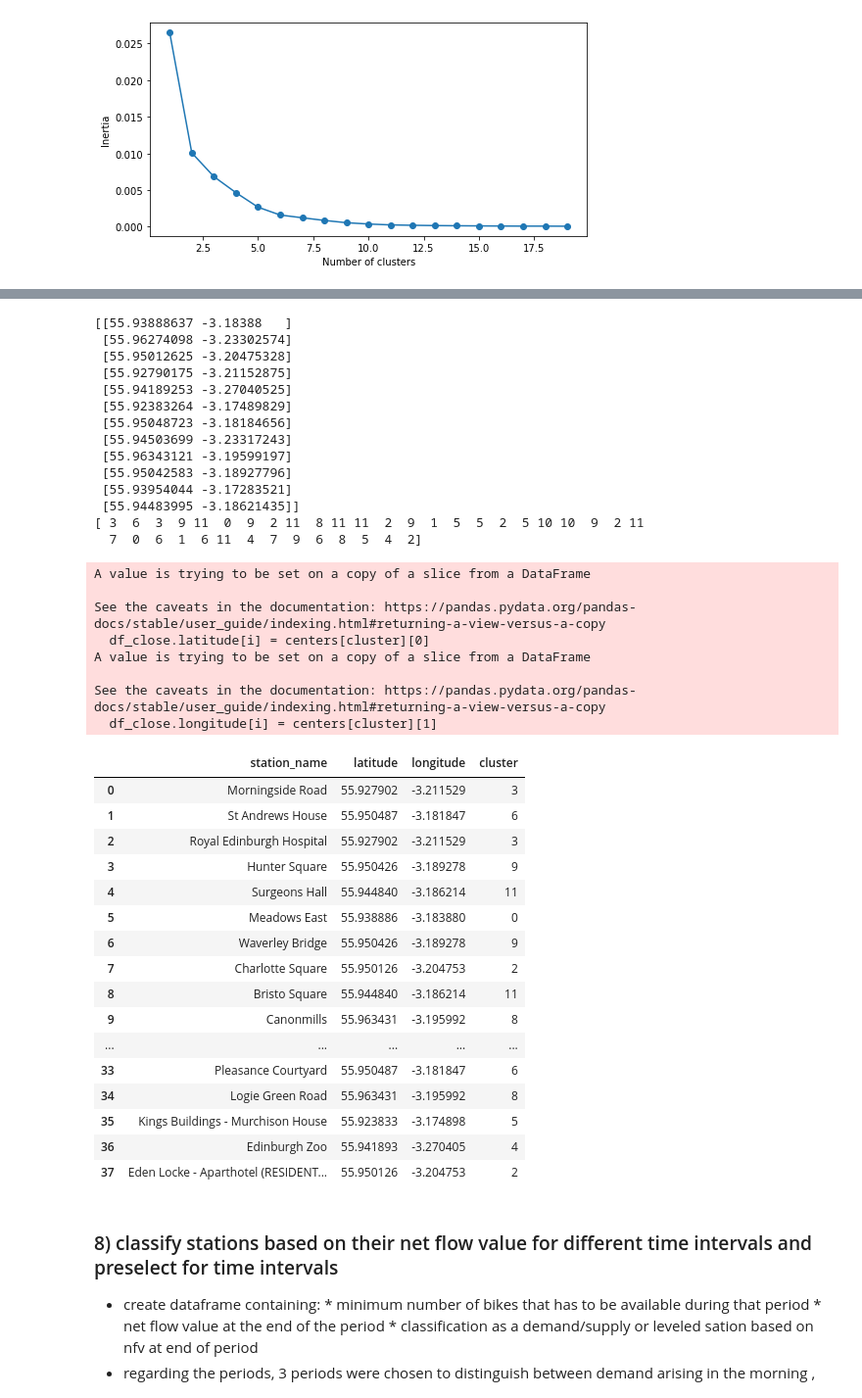
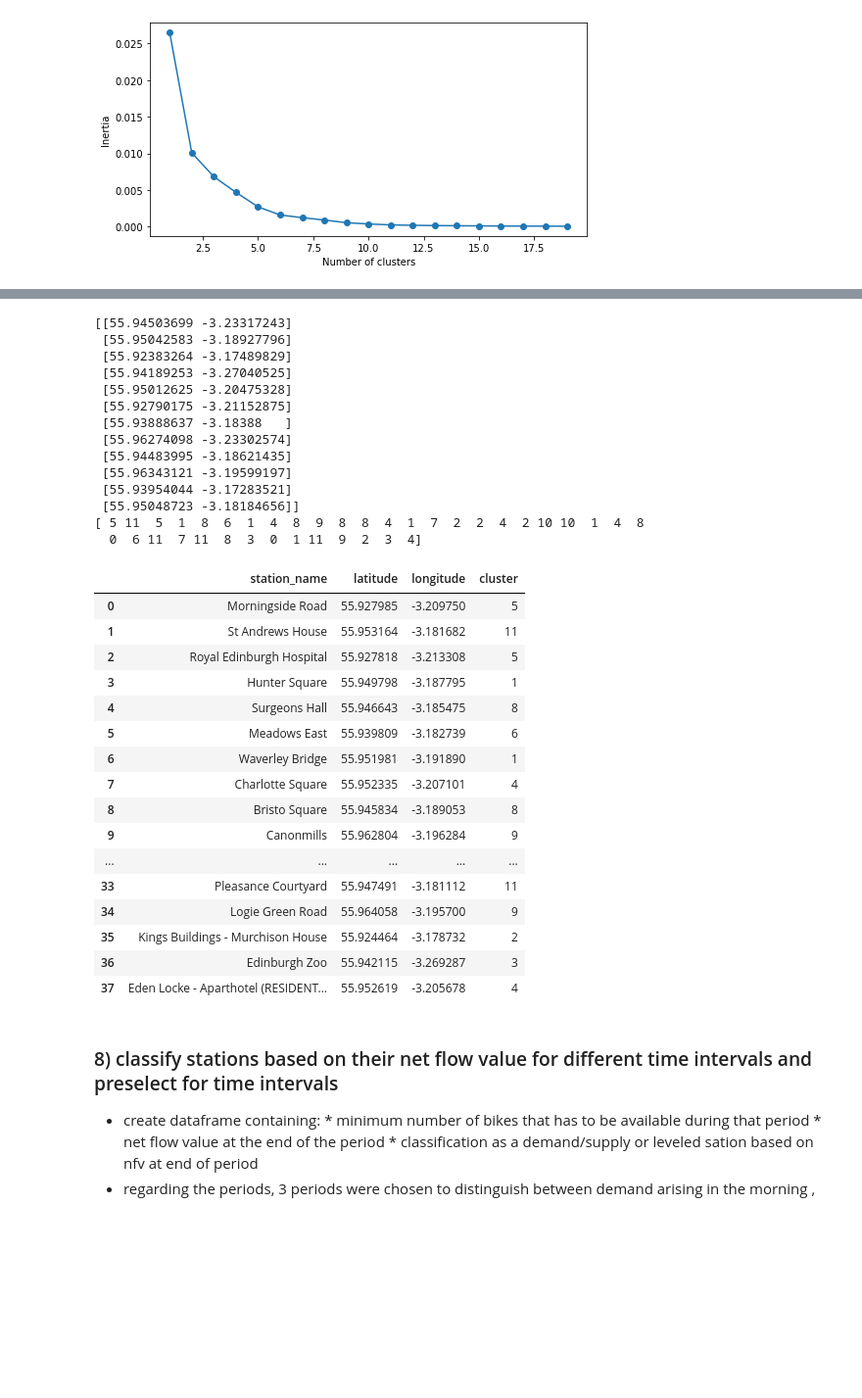
Before and after one commit to NikolasHe/MMCS_Project, a Jupyter notebook: notebook.ipynb, the cells around one changed output, grey strips where cells are left out. Shown at 98% size. Saved outputs shown, nothing was run; the diff lists cells and outputs as text; code cells hidden in the pictures; blank space fills up the shorter version.

```diff
--- a/notebook.ipynb
+++ b/notebook.ipynb
@@ -395,61 +453,53 @@ plt.show()
 # %%
 # newly compoted centers for the clusters
 print(centers)
 
 # cluster that each of the 40 enties belongs to
 print((pred))
 
 # replace the coordinates of the stations accordingly
 df_close['cluster'] = pred
 df_close
 
-for i in range(len(df_close)):
-    for cluster in range(12+1):
-        if df_close.cluster[i] == cluster:
-            df_close.latitude[i] = centers[cluster][0]
-            df_close.longitude[i] = centers[cluster][1]
+# for i in range(len(df_close)):
+#     for cluster in range(12+1):
+#         if df_close.cluster[i] == cluster:
+#             df_close.latitude[i] = centers[cluster][0]
+#             df_close.longitude[i] = centers[cluster][1]
 
 df_close
 # %% [output]
-[[55.93888637 -3.18388   ]
- [55.96274098 -3.23302574]
+[[55.94503699 -3.23317243]
+ [55.95042583 -3.18927796]
+ [55.92383264 -3.17489829]
+ [55.94189253 -3.27040525]
  [55.95012625 -3.20475328]
  [55.92790175 -3.21152875]
- [55.94189253 -3.27040525]
- [55.92383264 -3.17489829]
- [55.95048723 -3.18184656]
- [55.94503699 -3.23317243]
+ [55.93888637 -3.18388   ]
+ [55.96274098 -3.23302574]
+ [55.94483995 -3.18621435]
  [55.96343121 -3.19599197]
- [55.95042583 -3.18927796]
  [55.93954044 -3.17283521]
- [55.94483995 -3.18621435]]
-[ 3  6  3  9 11  0  9  2 11  8 11 11  2  9  1  5  5  2  5 10 10  9  2 11
-  7  0  6  1  6 11  4  7  9  6  8  5  4  2]
+ [55.95048723 -3.18184656]]
+[ 5 11  5  1  8  6  1  4  8  9  8  8  4  1  7  2  2  4  2 10 10  1  4  8
+  0  6 11  7 11  8  3  0  1 11  9  2  3  4]
-A value is trying to be set on a copy of a slice from a DataFrame
-
-See the caveats in the documentation: https://pandas.pydata.org/pandas-docs/stable/user_guide/indexing.html#returning-a-view-versus-a-copy
-  df_close.latitude[i] = centers[cluster][0]
-A value is trying to be set on a copy of a slice from a DataFrame
-
-See the caveats in the documentation: https://pandas.pydata.org/pandas-docs/stable/user_guide/indexing.html#returning-a-view-versus-a-copy
-  df_close.longitude[i] = centers[cluster][1]
 |  | station_name | latitude | longitude | cluster |
-| 0 | Morningside Road | 55.927902 | -3.211529 | 3 |
-| 1 | St Andrews House | 55.950487 | -3.181847 | 6 |
-| 2 | Royal Edinburgh Hospital | 55.927902 | -3.211529 | 3 |
-| 3 | Hunter Square | 55.950426 | -3.189278 | 9 |
-| 4 | Surgeons Hall | 55.944840 | -3.186214 | 11 |
-| 5 | Meadows East | 55.938886 | -3.183880 | 0 |
-| 6 | Waverley Bridge | 55.950426 | -3.189278 | 9 |
-| 7 | Charlotte Square | 55.950126 | -3.204753 | 2 |
-| 8 | Bristo Square | 55.944840 | -3.186214 | 11 |
-| 9 | Canonmills | 55.963431 | -3.195992 | 8 |
+| 0 | Morningside Road | 55.927985 | -3.209750 | 5 |
+| 1 | St Andrews House | 55.953164 | -3.181682 | 11 |
+| 2 | Royal Edinburgh Hospital | 55.927818 | -3.213308 | 5 |
+| 3 | Hunter Square | 55.949798 | -3.187795 | 1 |
+| 4 | Surgeons Hall | 55.946643 | -3.185475 | 8 |
+| 5 | Meadows East | 55.939809 | -3.182739 | 6 |
+| 6 | Waverley Bridge | 55.951981 | -3.191890 | 1 |
+| 7 | Charlotte Square | 55.952335 | -3.207101 | 4 |
+| 8 | Bristo Square | 55.945834 | -3.189053 | 8 |
+| 9 | Canonmills | 55.962804 | -3.196284 | 9 |
 | ... | ... | ... | ... | ... |
-| 33 | Pleasance Courtyard | 55.950487 | -3.181847 | 6 |
-| 34 | Logie Green Road | 55.963431 | -3.195992 | 8 |
-| 35 | Kings Buildings - Murchison House | 55.923833 | -3.174898 | 5 |
-| 36 | Edinburgh Zoo | 55.941893 | -3.270405 | 4 |
-| 37 | Eden Locke - Aparthotel (RESIDENT... | 55.950126 | -3.204753 | 2 |
+| 33 | Pleasance Courtyard | 55.947491 | -3.181112 | 11 |
+| 34 | Logie Green Road | 55.964058 | -3.195700 | 9 |
+| 35 | Kings Buildings - Murchison House | 55.924464 | -3.178732 | 2 |
+| 36 | Edinburgh Zoo | 55.942115 | -3.269287 | 3 |
+| 37 | Eden Locke - Aparthotel (RESIDENT... | 55.952619 | -3.205678 | 4 |
 # %% [markdown]
 ### 8) classify stations based on their net flow value for different time intervals and preselect for time intervals
 
```
Also changed, not shown: parts of 8 cells of this notebook.
